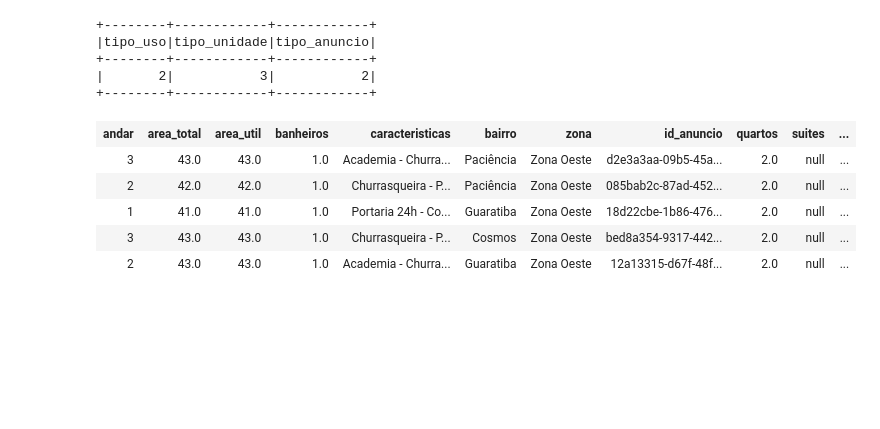
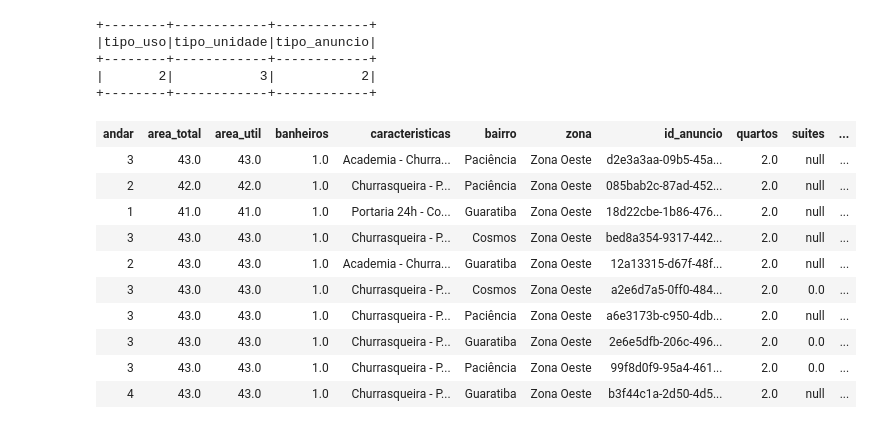
Before and after one commit to marcelinoandre/challengedatascience_2022_nov, a Jupyter notebook: InsightPlaces.ipynb, the cells around one changed output. Saved outputs shown, nothing was run; the diff lists cells and outputs as text; code cells hidden in the pictures; blank space fills up the shorter version.

```diff
--- a/InsightPlaces.ipynb
+++ b/InsightPlaces.ipynb
@@ -251,11 +276,16 @@ data_in_prepared = (
     .drop('rua')
 )
 # %%
-data_in_prepared.limit(5)
+data_in_prepared.limit(10)
 # %% [output]
 | andar | area_total | area_util | banheiros | caracteristicas | bairro | zona | id_anuncio | quartos | suites | ... |
 | 3 | 43.0 | 43.0 | 1.0 | Academia - Churra... | Paciência | Zona Oeste | d2e3a3aa-09b5-45a... | 2.0 | null | ... |
 | 2 | 42.0 | 42.0 | 1.0 | Churrasqueira - P... | Paciência | Zona Oeste | 085bab2c-87ad-452... | 2.0 | null | ... |
 | 1 | 41.0 | 41.0 | 1.0 | Portaria 24h - Co... | Guaratiba | Zona Oeste | 18d22cbe-1b86-476... | 2.0 | null | ... |
 | 3 | 43.0 | 43.0 | 1.0 | Churrasqueira - P... | Cosmos | Zona Oeste | bed8a354-9317-442... | 2.0 | null | ... |
 | 2 | 43.0 | 43.0 | 1.0 | Academia - Churra... | Guaratiba | Zona Oeste | 12a13315-d67f-48f... | 2.0 | null | ... |
+| 3 | 43.0 | 43.0 | 1.0 | Churrasqueira - P... | Cosmos | Zona Oeste | a2e6d7a5-0ff0-484... | 2.0 | 0.0 | ... |
+| 3 | 43.0 | 43.0 | 1.0 | Churrasqueira - P... | Paciência | Zona Oeste | a6e3173b-c950-4db... | 2.0 | null | ... |
+| 3 | 43.0 | 43.0 | 1.0 | Churrasqueira - P... | Guaratiba | Zona Oeste | 2e6e5dfb-206c-496... | 2.0 | 0.0 | ... |
+| 3 | 43.0 | 43.0 | 1.0 | Churrasqueira - P... | Paciência | Zona Oeste | 99f8d0f9-95a4-461... | 2.0 | 0.0 | ... |
+| 4 | 43.0 | 43.0 | 1.0 | Churrasqueira - P... | Guaratiba | Zona Oeste | b3f44c1a-2d50-4d5... | 2.0 | null | ... |
```
Also changed, not shown: parts of 7 cells of this notebook.
